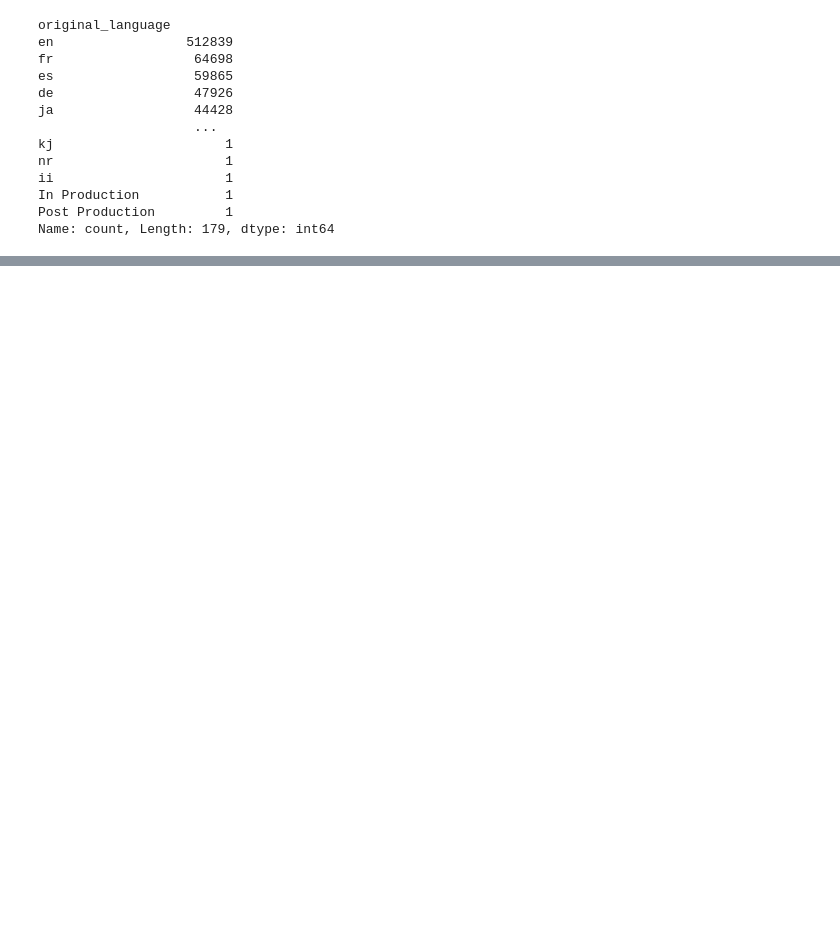
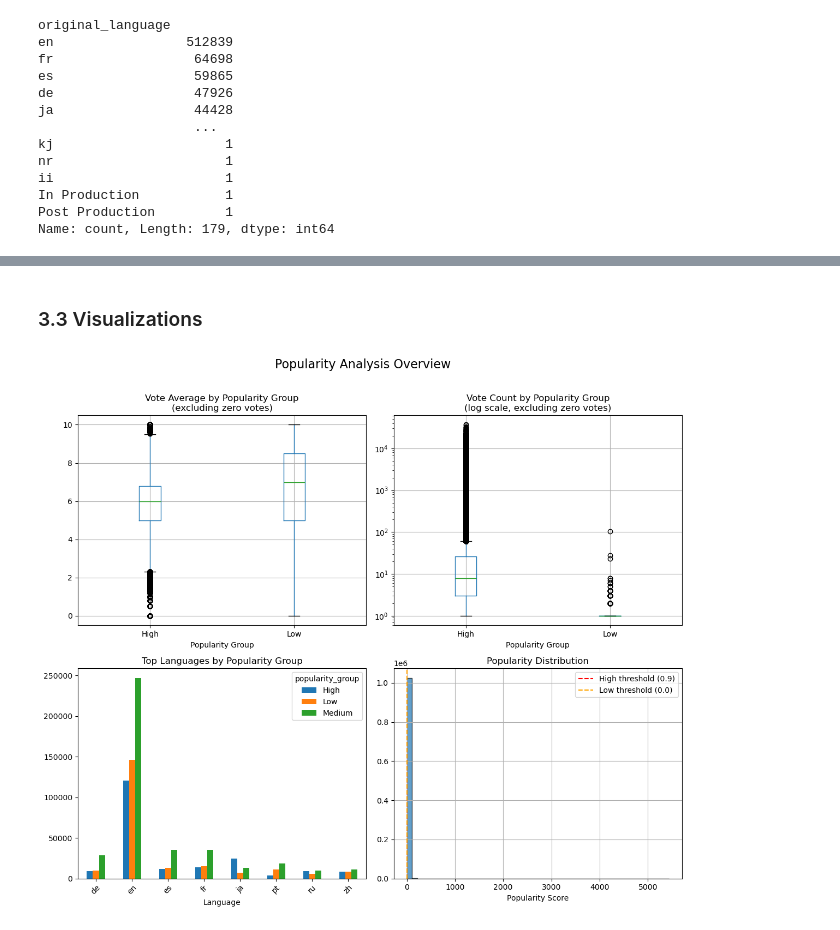
Before and after one commit to theinvisiblelab/invisible-films, a Jupyter notebook: code/python/descriptives.ipynb, the cells around one changed output, grey strips where cells are left out. Drawn from its saved outputs; the diff is of its cells as text; code cells hidden in the pictures; blank space fills up the shorter version.

```diff
--- a/code/python/descriptives.ipynb
+++ b/code/python/descriptives.ipynb
@@ -83,0 +206,20 @@ df['original_language'].value_counts()
+# %%
+# Compare numeric features by popularity groups
+numeric_cols = ['vote_average', 'vote_count', 'popularity']
+comparison = df.groupby('popularity_group')[numeric_cols].agg(['mean', 'median', 'std']).round(2)
+print("Statistics by Popularity Group:")
+print(comparison)
+
+# Focus on high vs low (exclude medium for clarity)
+high_low = df[df['popularity_group'].isin(['High', 'Low'])]
+print(f"\n\nHigh vs Low Popularity Comparison:")
+for col in ['vote_average', 'vote_count']:
+    high_mean = df[df['popularity_group'] == 'High'][col].mean()
+    low_mean = df[df['popularity_group'] == 'Low'][col].mean()
+    print(f"{col}: High={high_mean:.2f}, Low={low_mean:.2f}, Difference={high_mean-low_mean:.2f}")
+
+# Check what percentage have zero votes in each group
+print(f"\nZero votes percentage:")
+for group in ['High', 'Low']:
+    zero_votes_pct = (df[df['popularity_group'] == group]['vote_count'] == 0).mean() * 100
+    print(f"{group} popularity: {zero_votes_pct:.1f}% have zero votes")
@@ -83,0 +284,42 @@ df['original_language'].value_counts()
+# %% [markdown]
+### 3.3 Visualizations
+# %%
+import matplotlib.pyplot as plt
+import seaborn as sns
+plt.style.use('default')
+
+# Create subplots for key comparisons
+fig, axes = plt.subplots(2, 2, figsize=(12, 10))
+
+# 1. Vote average by popularity group
+high_low[high_low['vote_count'] > 0].boxplot(column='vote_average', by='popularity_group', ax=axes[0,0])
+axes[0,0].set_title('Vote Average by Popularity Group\n(excluding zero votes)')
+axes[0,0].set_xlabel('Popularity Group')
+
+# 2. Vote count by popularity group (log scale due to large range)
+high_low[high_low['vote_count'] > 0].boxplot(column='vote_count', by='popularity_group', ax=axes[0,1])
+axes[0,1].set_yscale('log')
+axes[0,1].set_title('Vote Count by Popularity Group\n(log scale, excluding zero votes)')
+axes[0,1].set_xlabel('Popularity Group')
+
+# 3. Language distribution for top languages
+top_langs = df['original_language'].value_counts().head(8).index
+lang_subset = df[df['original_language'].isin(top_langs)]
+lang_counts = pd.crosstab(lang_subset['original_language'], lang_subset['popularity_group'])
+lang_counts.plot(kind='bar', ax=axes[1,0], rot=45)
+axes[1,0].set_title('Top Languages by Popularity Group')
+axes[1,0].set_xlabel('Language')
+
+# 4. Popularity distribution
+df['popularity'].hist(bins=50, ax=axes[1,1], alpha=0.7, edgecolor='black')
+axes[1,1].axvline(high_pop_threshold, color='red', linestyle='--', label=f'High threshold ({high_pop_threshold:.1f})')
+axes[1,1].axvline(low_pop_threshold, color='orange', linestyle='--', label=f'Low threshold ({low_pop_threshold:.1f})')
+axes[1,1].set_title('Popularity Distribution')
+axes[1,1].set_xlabel('Popularity Score')
+axes[1,1].legend()
+
+plt.tight_layout()
+plt.suptitle('Popularity Analysis Overview', y=1.02, fontsize=16)
+plt.show()
+# %% [output]
+[figure, added]
```
Also changed, not shown: parts of 25 cells of this notebook, 1 other file.
